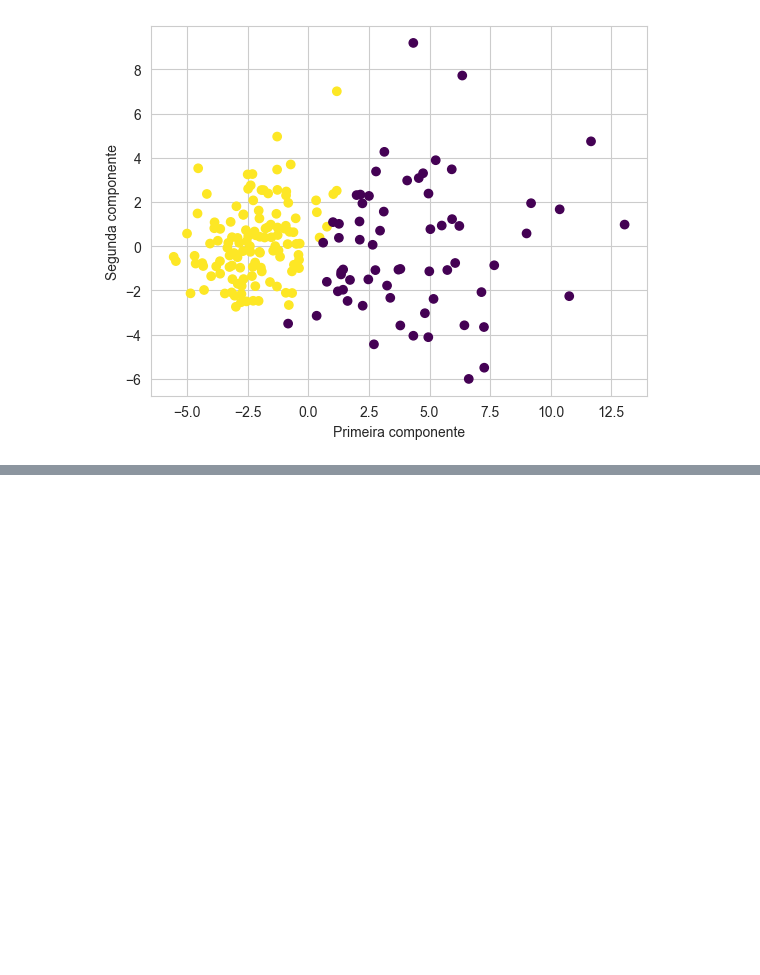
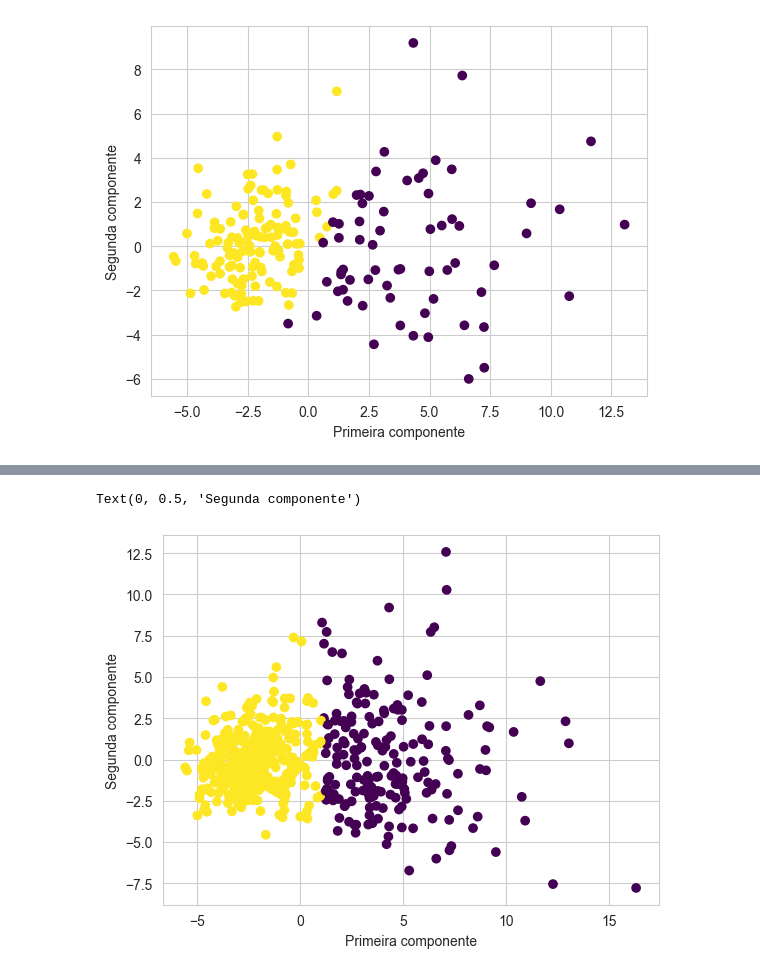
Before and after one commit to fernandohitmas/Python-for-Machine-Learning-Jose-Portilla-, a Jupyter notebook: PCA/pca.ipynb, the cells around one changed output, grey strips where cells are left out. Drawn from its saved outputs; the diff is of its cells as text; code cells hidden in the pictures; blank space fills up the shorter version.

```diff
--- a/PCA/pca.ipynb
+++ b/PCA/pca.ipynb
@@ -234,0 +239,4 @@ Text(0, 0.5, 'Segunda componente')
+# %%
+kmeans = KMeans(n_clusters=2, verbose=3)
+# %%
+kmeans.fit(x_pca)
@@ -234,0 +262,2 @@ Text(0, 0.5, 'Segunda componente')
+# %%
+pred = kmeans.labels_
@@ -234,0 +285,7 @@ Text(0, 0.5, 'Segunda componente')
+# %%
+plt.scatter(x_pca[:,0], x_pca[:,1], c=pred, cmap='viridis')
+plt.xlabel('Primeira componente')
+plt.ylabel('Segunda componente')
+# %% [output]
+Text(0, 0.5, 'Segunda componente')
+[figure, added]
```
Also changed, not shown: parts of 7 cells of this notebook.
